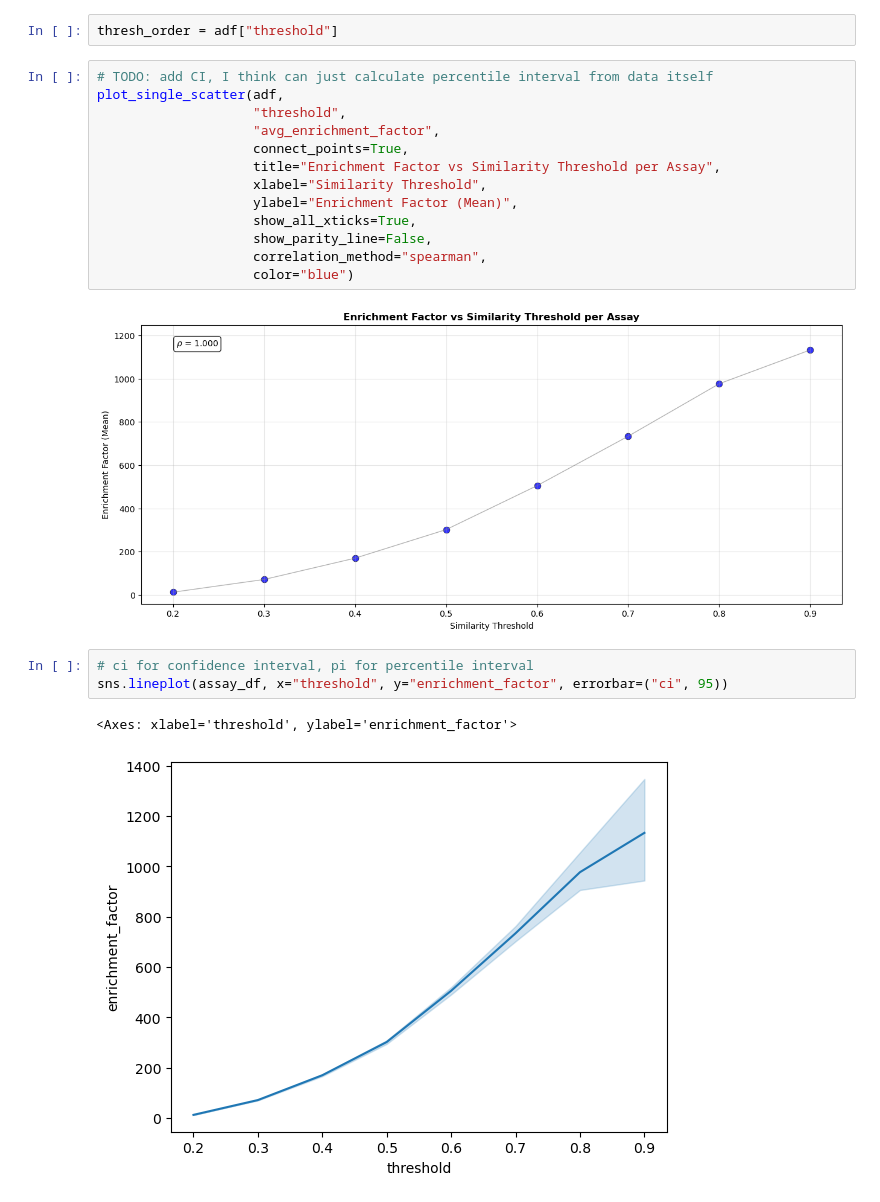
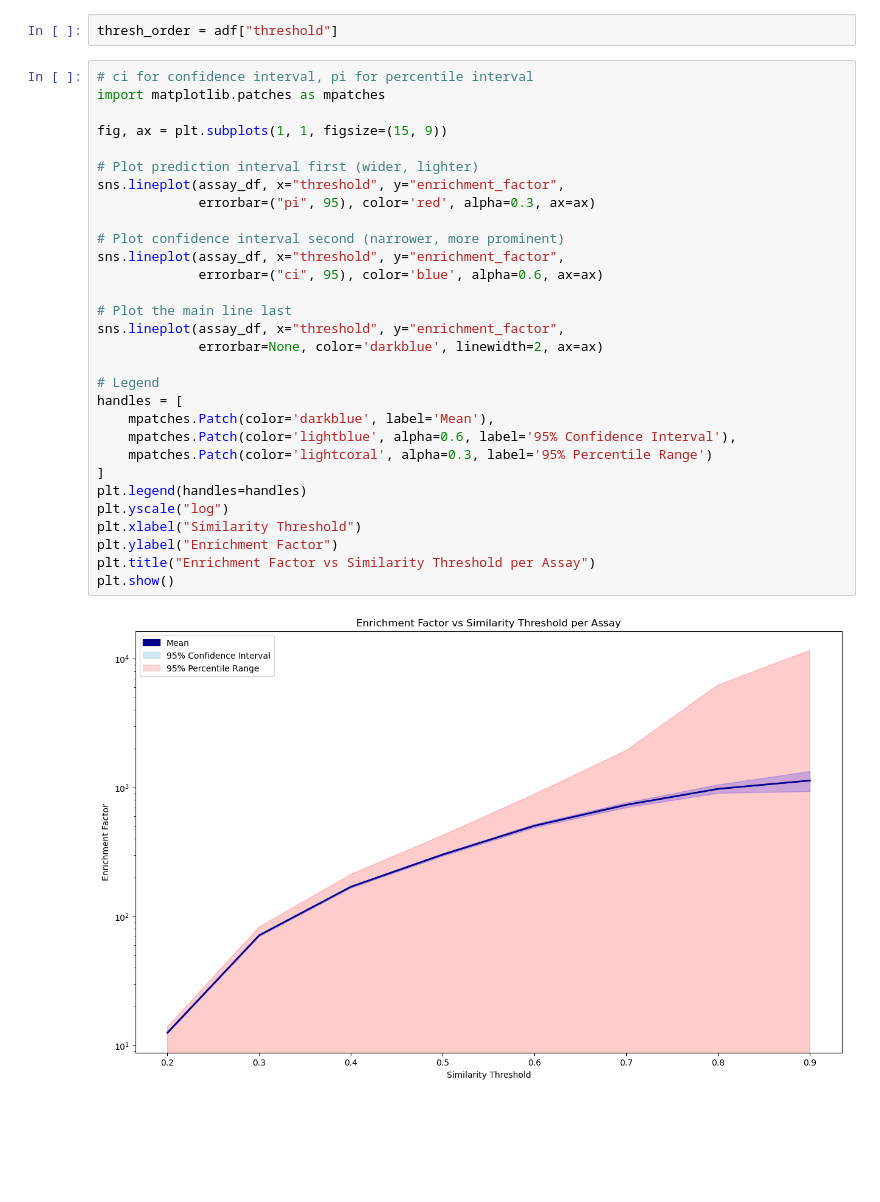
Before and after one commit to Jack-42/ligandActivityAnalysis, a Jupyter notebook: notebooks/ligand_similarity_prob_analysis.ipynb, the cells around one changed output. Cells and saved outputs as stored; diff of their text form; blank space fills up the shorter version.

```diff
--- a/notebooks/ligand_similarity_prob_analysis.ipynb
+++ b/notebooks/ligand_similarity_prob_analysis.ipynb
@@ -403,24 +512,35 @@ shape: (8, 4)
 | 0.9 | 1133.000359 | 0.0 | 5808.910793 |
 # %%
 thresh_order = adf["threshold"]
-# %%
-# TODO: add CI, I think can just calculate percentile interval from data itself
-plot_single_scatter(adf,
-                    "threshold",
-                    "avg_enrichment_factor",
-                    connect_points=True,
-                    title="Enrichment Factor vs Similarity Threshold per Assay",
-                    xlabel="Similarity Threshold",
-                    ylabel="Enrichment Factor (Mean)",
-                    show_all_xticks=True,
-                    show_parity_line=False,
-                    correlation_method="spearman",
-                    color="blue")
-# %% [output]
-[figure, removed]
 # %%
 # ci for confidence interval, pi for percentile interval
-sns.lineplot(assay_df, x="threshold", y="enrichment_factor", errorbar=("ci", 95))
+import matplotlib.patches as mpatches
+
+fig, ax = plt.subplots(1, 1, figsize=(15, 9))
+
+# Plot prediction interval first (wider, lighter)
+sns.lineplot(assay_df, x="threshold", y="enrichment_factor",
+             errorbar=("pi", 95), color='red', alpha=0.3, ax=ax)
+
+# Plot confidence interval second (narrower, more prominent)
+sns.lineplot(assay_df, x="threshold", y="enrichment_factor",
+             errorbar=("ci", 95), color='blue', alpha=0.6, ax=ax)
+
+# Plot the main line last
+sns.lineplot(assay_df, x="threshold", y="enrichment_factor",
+             errorbar=None, color='darkblue', linewidth=2, ax=ax)
+
+# Legend
+handles = [
+    mpatches.Patch(color='darkblue', label='Mean'),
+    mpatches.Patch(color='lightblue', alpha=0.6, label='95% Confidence Interval'),
+    mpatches.Patch(color='lightcoral', alpha=0.3, label='95% Percentile Range')
+]
+plt.legend(handles=handles)
+plt.yscale("log")
+plt.xlabel("Similarity Threshold")
+plt.ylabel("Enrichment Factor")
+plt.title("Enrichment Factor vs Similarity Threshold per Assay")
+plt.show()
 # %% [output]
-<Axes: xlabel='threshold', ylabel='enrichment_factor'>
-[figure, old version]
+[figure, new version]
```
Also changed, not shown: parts of 21 cells of this notebook, 1 other file.
